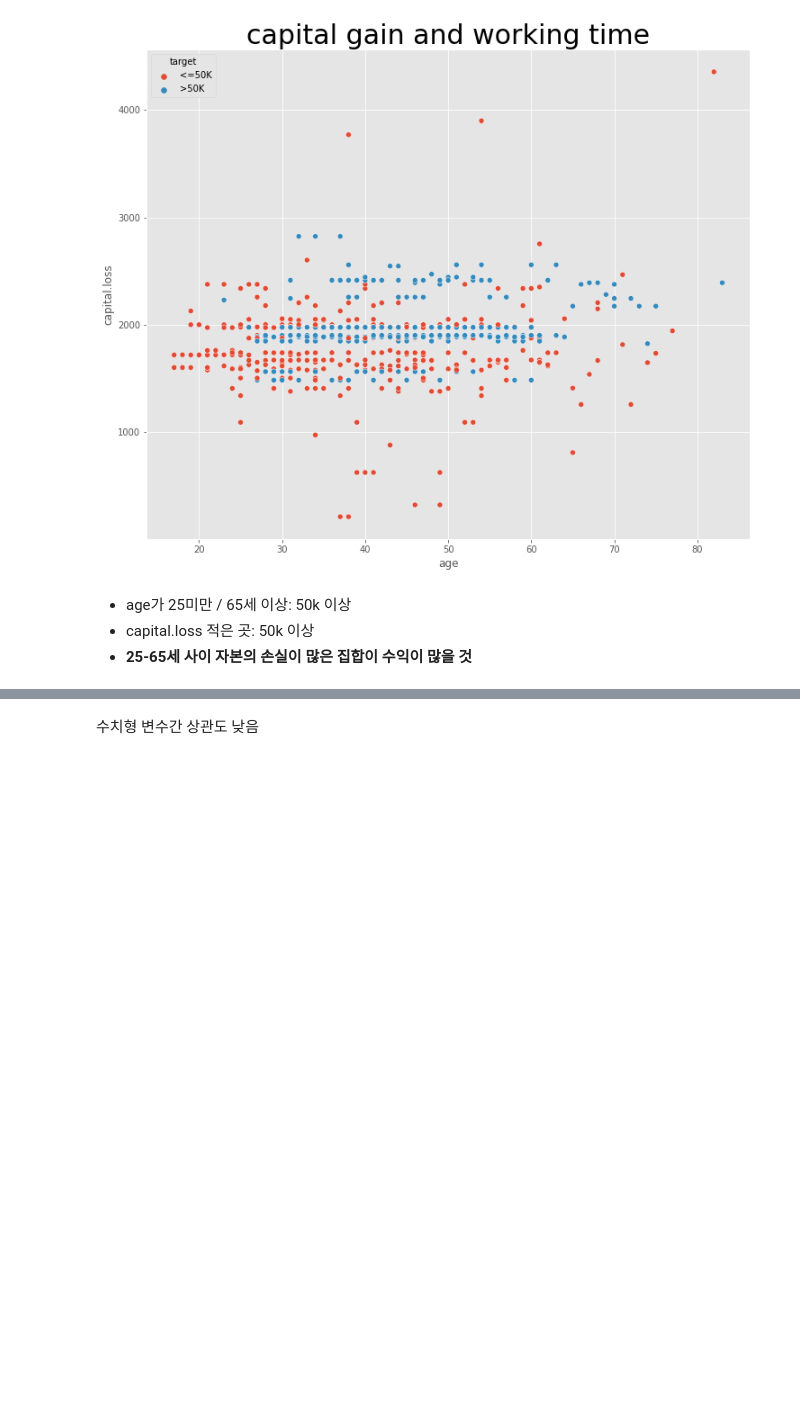
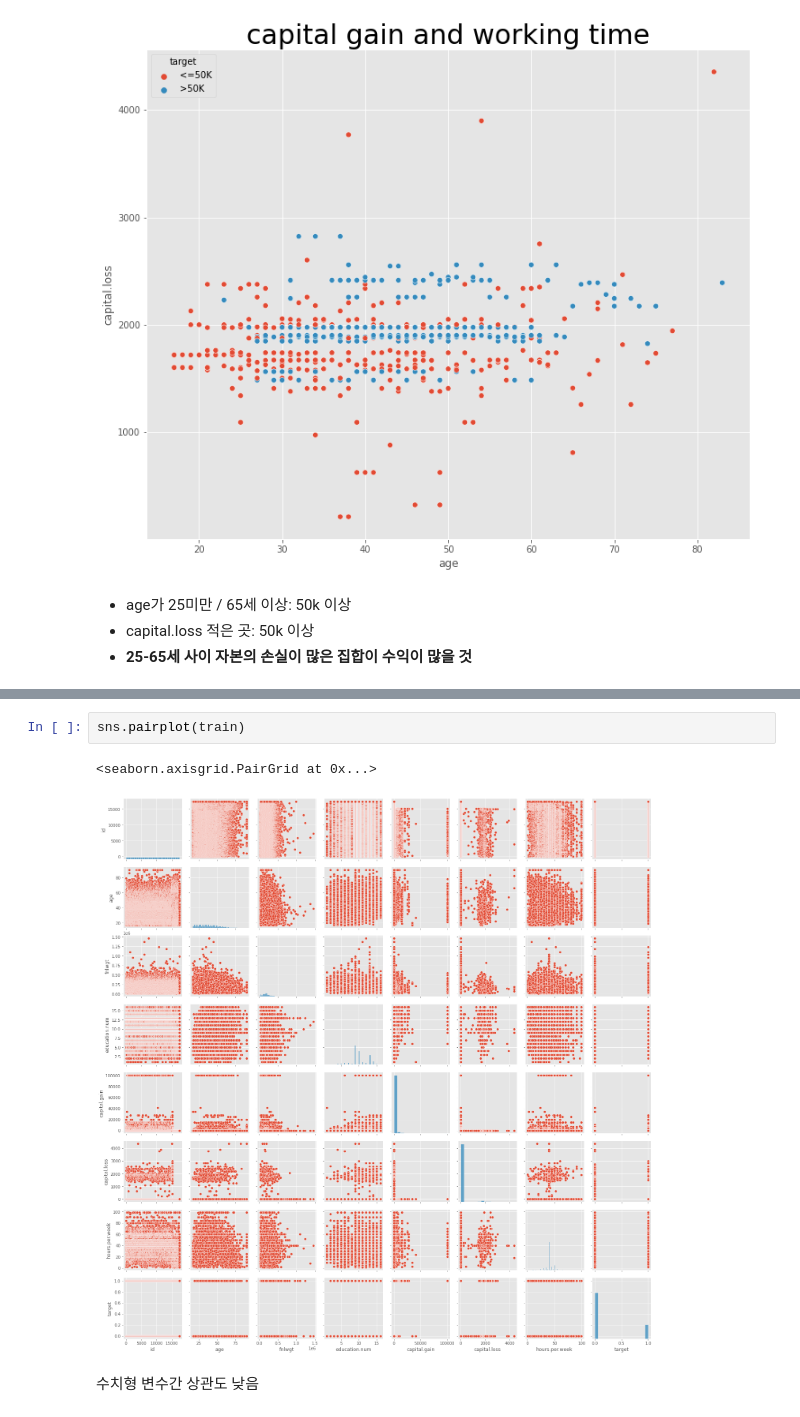
Before and after one commit to JJungEEun/dacon, a Jupyter notebook: 소득예측경진대회/소득예측경진대회.ipynb, the cells around one changed output, grey strips where cells are left out. Drawn from its saved outputs; the diff is of its cells as text; blank space fills up the shorter version.

```diff
--- a/소득예측경진대회/소득예측경진대회.ipynb
+++ b/소득예측경진대회/소득예측경진대회.ipynb
@@ -303,2 +322,7 @@ sns.scatterplot(x = 'age',  y= 'capital.loss', hue= 'target', data= train[train[
+# %%
+sns.pairplot(train)
+# %% [output]
+<seaborn.axisgrid.PairGrid at 0x...>
+[figure, added]
 # %% [markdown]
 수치형 변수간 상관도 낮음
```
Also changed, not shown: parts of 70 cells of this notebook.
